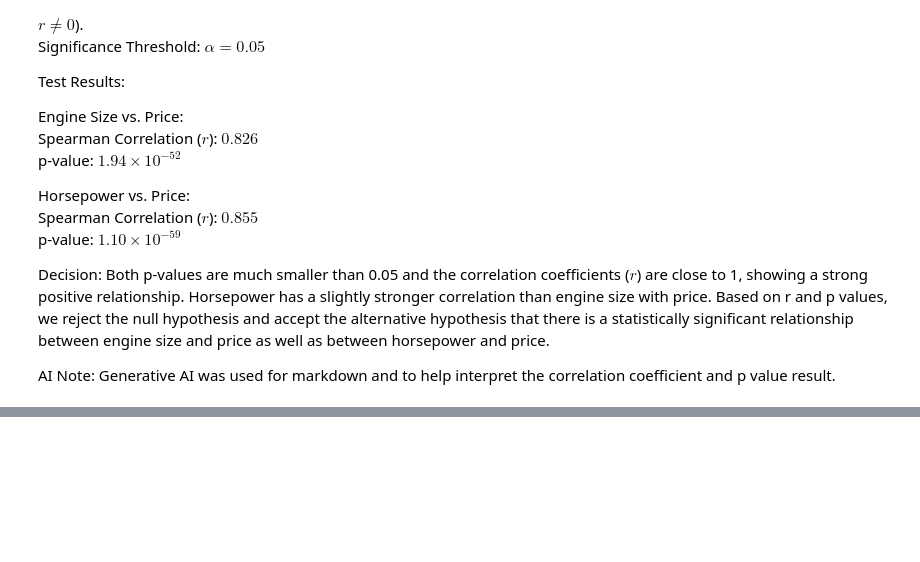
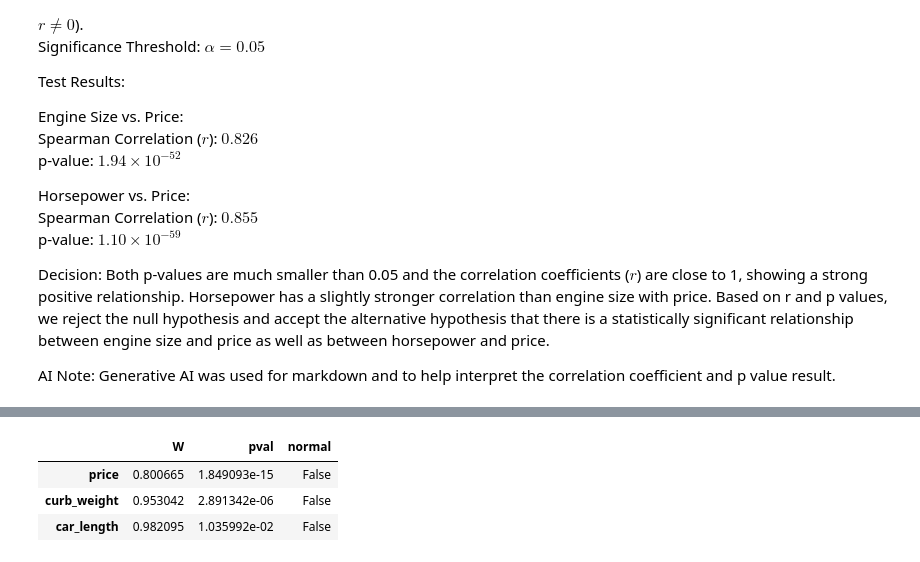
Before and after one commit to EHemraj/Car-Price-Analysis, a Jupyter notebook: jupyter_notebooks/02_EDA.ipynb, the cells around one changed output, grey strips where cells are left out. Saved outputs shown, nothing was run; the diff lists cells and outputs as text; code cells hidden in the pictures; blank space fills up the shorter version.

Commit message:
Test hypothesis 2

```diff
--- a/jupyter_notebooks/02_EDA.ipynb
+++ b/jupyter_notebooks/02_EDA.ipynb
@@ -347,0 +375,11 @@ AI Note: Generative AI was used for markdown and to help interpret the correlati
+# %%
+# code adapted from LMS: Shapiro-Wilk Normality Test
+# test normality across all three numerical features at alpha = 0.05
+# Gemini used to help adapt code
+normality_results = pg.normality(data=df[['price', 'curb_weight', 'car_length']], alpha=0.05)
+normality_results
+# %% [output]
+|  | W | pval | normal |
+| price | 0.800665 | 1.849093e-15 | False |
+| curb_weight | 0.953042 | 2.891342e-06 | False |
+| car_length | 0.982095 | 1.035992e-02 | False |
```
Also changed, not shown: parts of 9 cells of this notebook.
